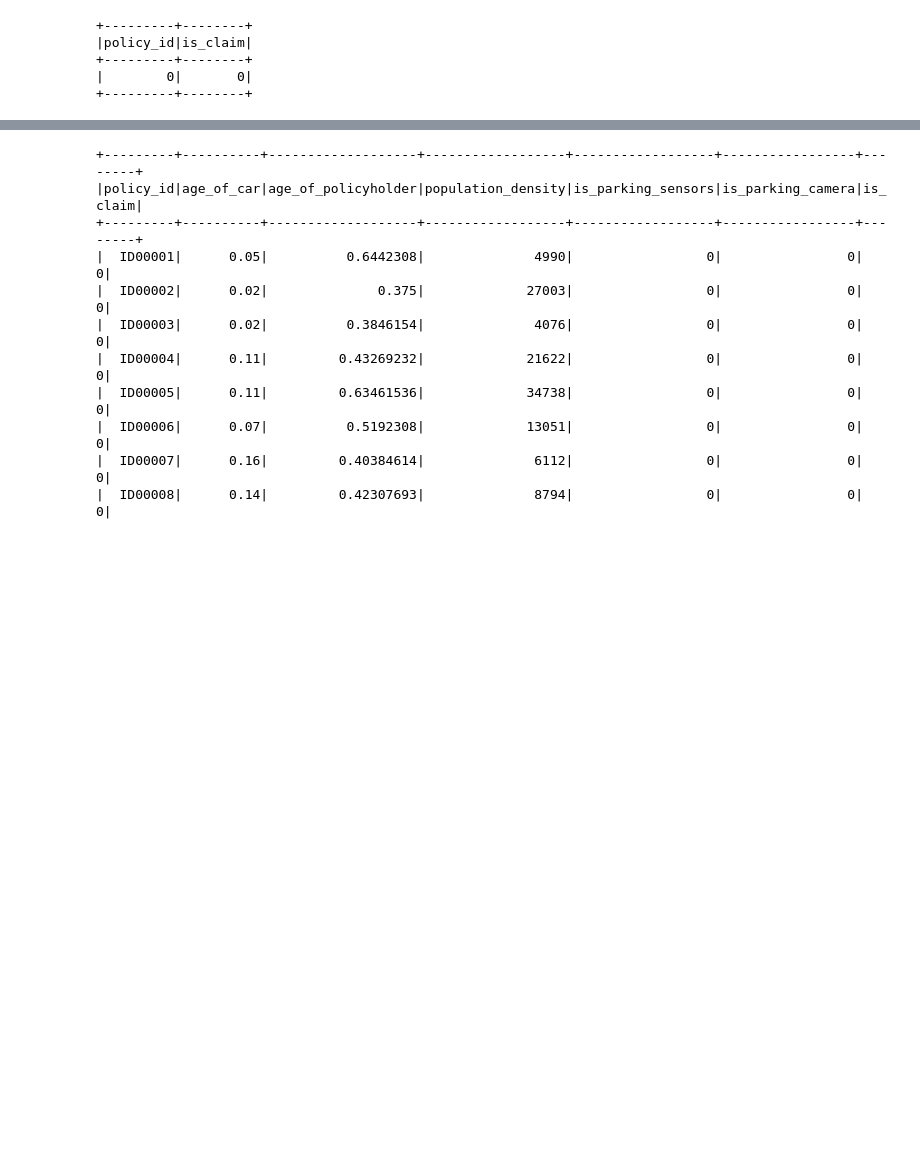
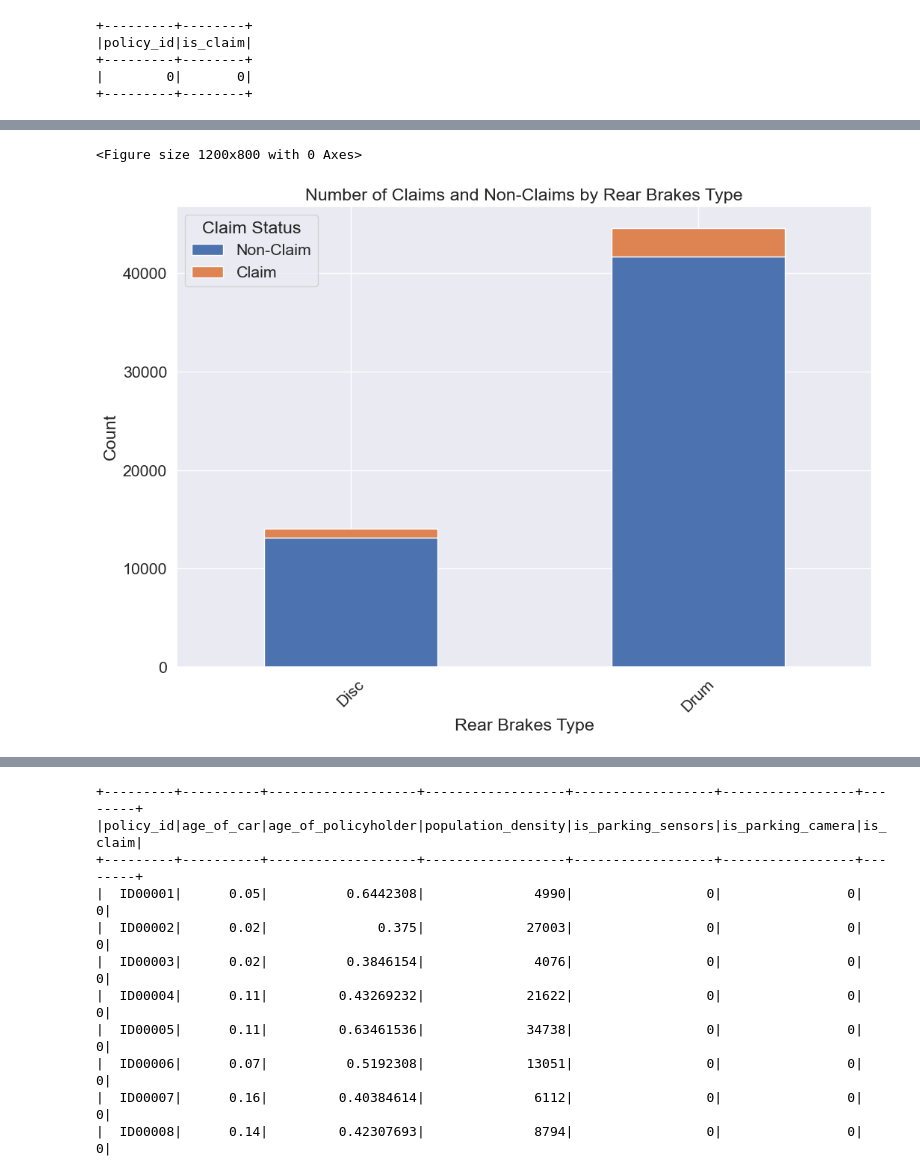
Before and after one commit to evlynEl/BigData, a Jupyter notebook: Projek.ipynb, the cells around one changed output, grey strips where cells are left out. Drawn from its saved outputs; the diff is of its cells as text; code cells hidden in the pictures; blank space fills up the shorter version.

```diff
--- a/Projek.ipynb
+++ b/Projek.ipynb
@@ -264,0 +358,16 @@ result.select([count(when(isnan(c) | isnull(c), 1)).alias(c) for c in result.col
+# %%
+df_grouped = df.groupBy("is_claim", "rear_brakes_type").agg(count("*").alias("count"))
+df_pandas = df_grouped.toPandas()
+df_pivot = df_pandas.pivot(index='rear_brakes_type', columns='is_claim', values='count').fillna(0)
+df_pivot.columns = ['Non-Claim', 'Claim']
+plt.figure(figsize=(12, 8))
+df_pivot.plot(kind='bar', stacked=True, figsize=(12, 8))
+plt.xlabel('Rear Brakes Type')
+plt.ylabel('Count')
+plt.title('Number of Claims and Non-Claims by Rear Brakes Type')
+plt.xticks(rotation=45)
+plt.legend(title='Claim Status', labels=['Non-Claim', 'Claim'])
+plt.show()
+# %% [output]
+<Figure size 1200x800 with 0 Axes>
+[figure, added]
```
Also changed, not shown: parts of 8 cells of this notebook.
